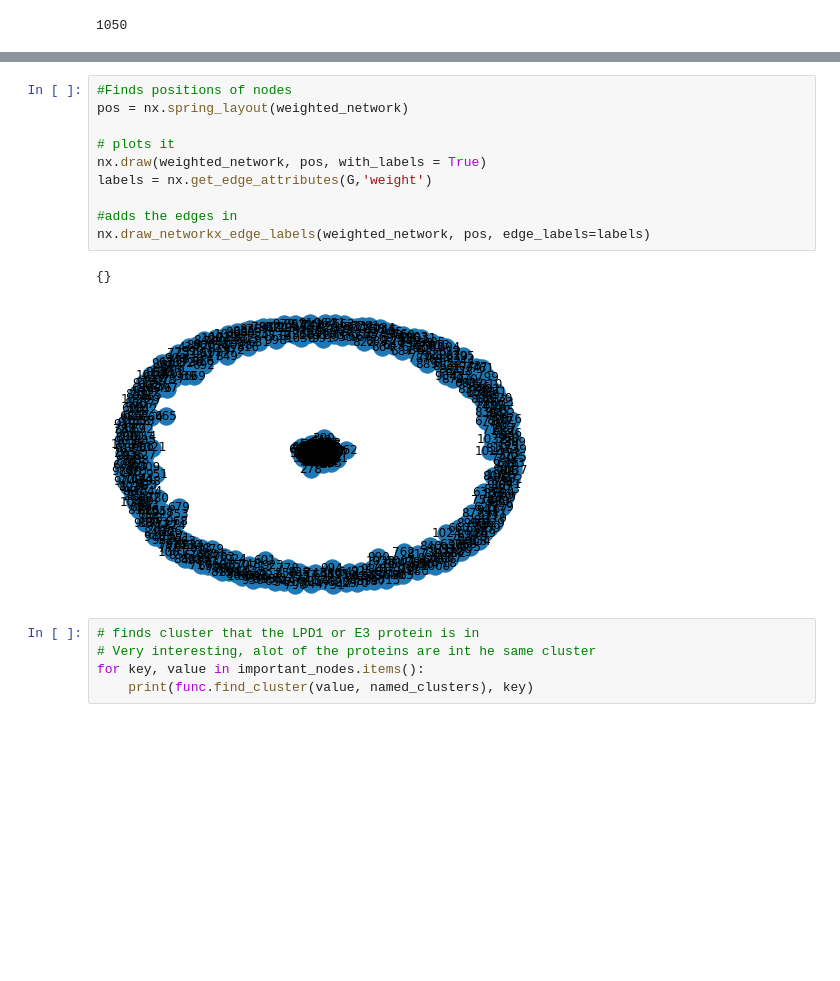
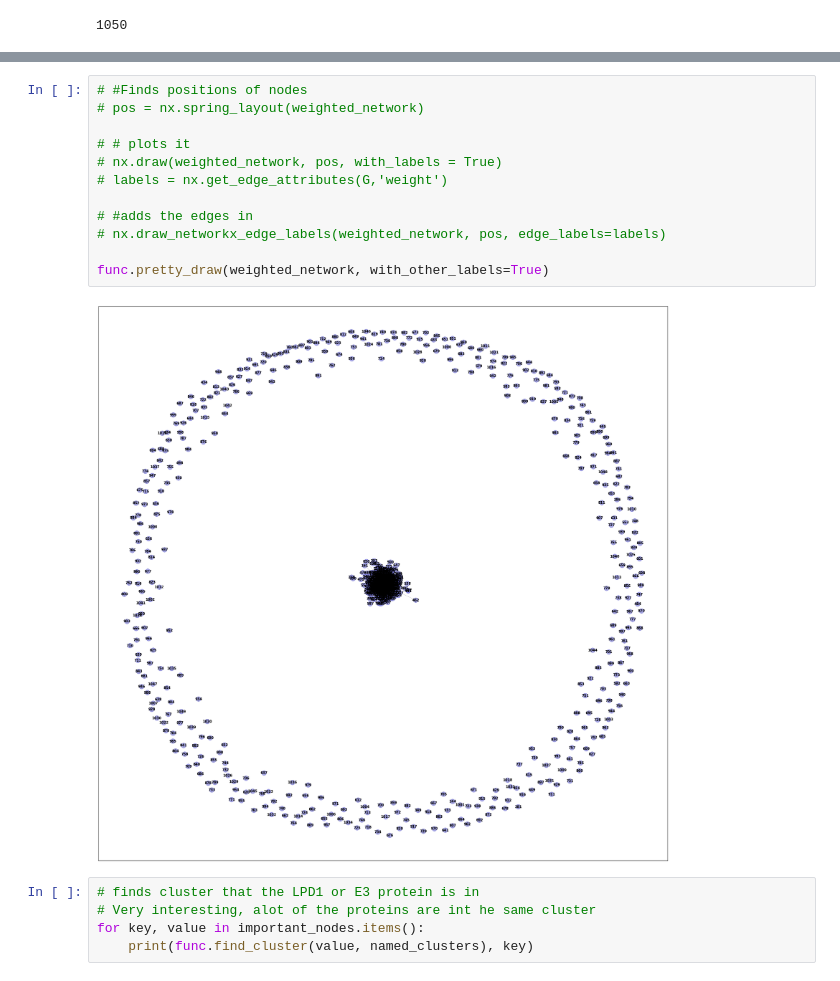
Before and after one commit to eluo2527/MATH_BCMB_3888, a Jupyter notebook: main.ipynb, the cells around one changed output, grey strips where cells are left out. Cells and saved outputs as stored; diff of their text form; blank space fills up the shorter version.

Commit message:
Making long prints use pprint for clarity and updating graphs to use func.pretty_draw()

```diff
--- a/main.ipynb
+++ b/main.ipynb
@@ -101,16 +112,17 @@ Graph with 1050 nodes and 5305 edges
 # %%
-#Finds positions of nodes
-pos = nx.spring_layout(weighted_network)
+# #Finds positions of nodes
+# pos = nx.spring_layout(weighted_network)
 
-# plots it
-nx.draw(weighted_network, pos, with_labels = True)
-labels = nx.get_edge_attributes(G,'weight')
+# # plots it
+# nx.draw(weighted_network, pos, with_labels = True)
+# labels = nx.get_edge_attributes(G,'weight')
 
-#adds the edges in
-nx.draw_networkx_edge_labels(weighted_network, pos, edge_labels=labels)
+# #adds the edges in
+# nx.draw_networkx_edge_labels(weighted_network, pos, edge_labels=labels)
+
+func.pretty_draw(weighted_network, with_other_labels=True)
 # %% [output]
-{}
-[figure, old version]
+[figure, new version]
 # %%
 # finds cluster that the LPD1 or E3 protein is in
 # Very interesting, alot of the proteins are int he same cluster
```
Also changed, not shown: parts of 7 cells of this notebook, 1 other file.
